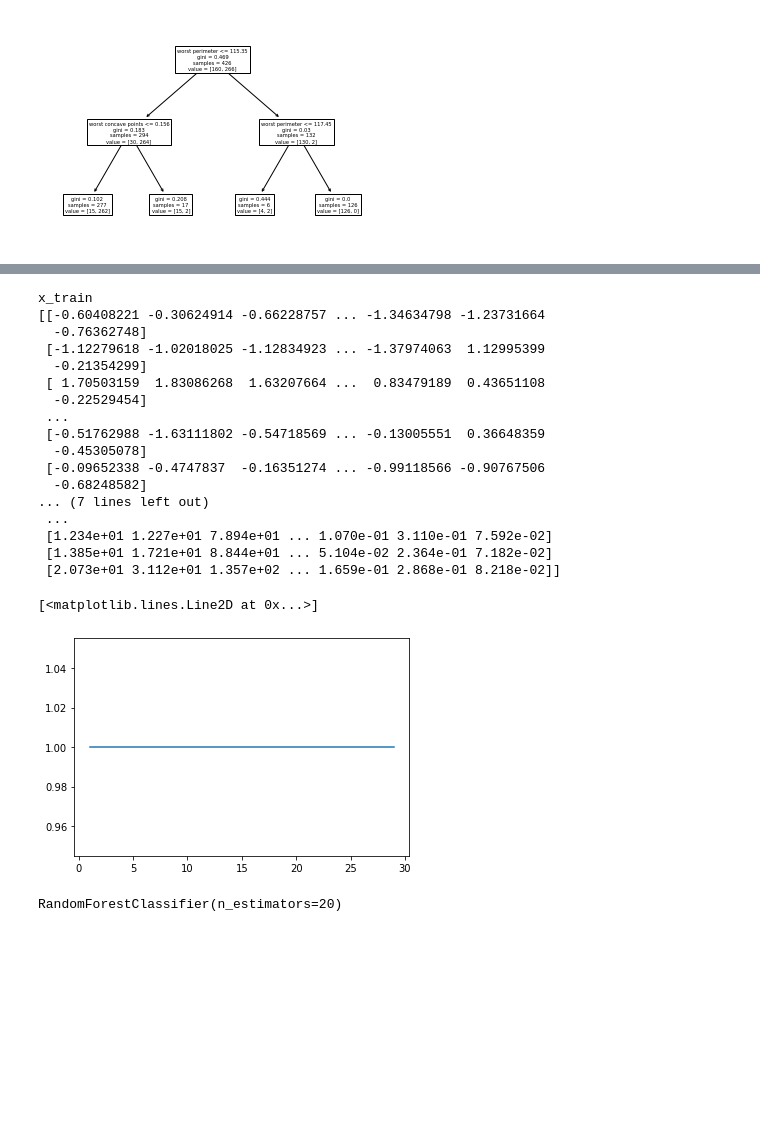
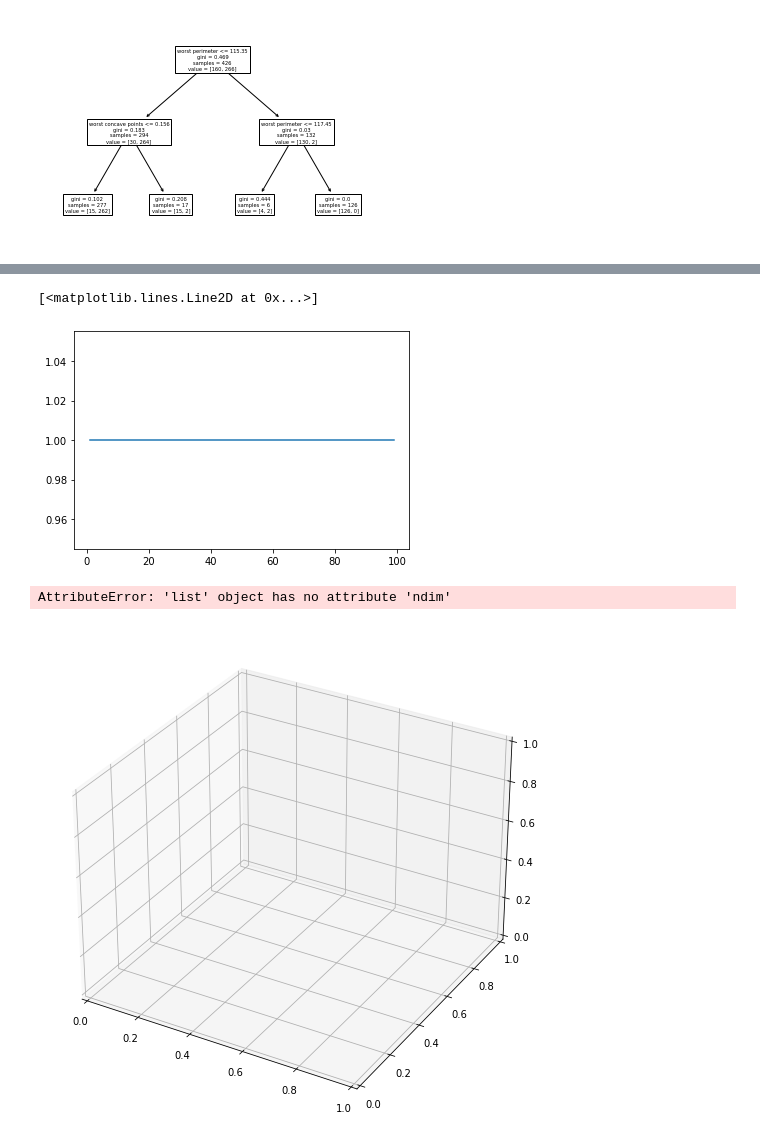
Before and after one commit to Jnguyenpham94/CECS451, a Jupyter notebook: 12/Assn12.ipynb, the cells around one changed output, grey strips where cells are left out. Cells and saved outputs as stored; diff of their text form; code cells hidden in the pictures; blank space fills up the shorter version.

Commit message:
ada and random forest still off

```diff
--- a/12/Assn12.ipynb
+++ b/12/Assn12.ipynb
@@ -77,10 +74,10 @@ from sklearn.ensemble import BaggingClassifier
 import matplotlib.pyplot as plt
 
 
-n_est = 30
+n_est = 50
 bagging_score = []
 for i in range(1, n_est):
-    bag = BaggingClassifier(n_estimators=i)
+    bag = BaggingClassifier(DecisionTreeClassifier(), n_estimators=i)
     bag.fit(x_train, y_train)
     bagging_score.append(bag.score(x_train, y_train))
 # print(bagging_score)
@@ -93,44 +90,46 @@ plt.plot(n_estimate, bagging_score)
 # %%
 # j AdaBoost
 from sklearn.ensemble import AdaBoostClassifier
 from sklearn.tree import DecisionTreeClassifier
 
-n_est = 30
+n_est = 100
 boost_score = []
 for i in range(1, n_est):
-    ada = AdaBoostClassifier(DecisionTreeClassifier(), n_estimators=n_est)
+    ada = AdaBoostClassifier(DecisionTreeClassifier(), n_estimators=i)
     ada.fit(x_train, y_train)
     boost_score.append(ada.score(x_train, y_train))
 
 # print(bagging_score)
 n_estimate = list(range(1, n_est))
 # print(len(n_estimate))
 plt.plot(n_estimate, boost_score)
 # %% [output]
-x_train
-[[-0.60408221 -0.30624914 -0.66228757 ... -1.34634798 -1.23731664
-  -0.76362748]
- [-1.12279618 -1.02018025 -1.12834923 ... -1.37974063  1.12995399
-  -0.21354299]
- [ 1.70503159  1.83086268  1.63207664 ...  0.83479189  0.43651108
-  -0.22529454]
- ...
- [-0.51762988 -1.63111802 -0.54718569 ... -0.13005551  0.36648359
-  -0.45305078]
- [-0.09652338 -0.4747837  -0.16351274 ... -0.99118566 -0.90767506
-  -0.68248582]
-... (7 lines left out)
- ...
- [1.234e+01 1.227e+01 7.894e+01 ... 1.070e-01 3.110e-01 7.592e-02]
- [1.385e+01 1.721e+01 8.844e+01 ... 5.104e-02 2.364e-01 7.182e-02]
- [2.073e+01 3.112e+01 1.357e+02 ... 1.659e-01 2.868e-01 8.218e-02]]
+[<matplotlib.lines.Line2D at 0x...>]
-[<matplotlib.lines.Line2D at 0x...>]
-[figure, old version]
+[figure, new version]
-# %%
-# k random forest
-from sklearn.ensemble import RandomForestClassifier
-
-rf = RandomForestClassifier(n_estimators=20)
-rf.fit(x_train, y_train)
-# %% [output]
-RandomForestClassifier(n_estimators=20)
+# %%
+# k random forest
+from sklearn.ensemble import RandomForestClassifier
+
+n_est = 125
+forest_score = []
+max_features = list(range(1, len(cancer_data.feature_names)))
+for i in range(1, n_est):
+    rf = RandomForestClassifier(criterion="gini", max_depth= 2,n_estimators=i)
+    rf.fit(x_train, y_train)
+    forest_score.append(rf.score(x_train, y_train))
+
+n_estimate = list(range(1, n_est))
+# Creating dataset
+x = n_estimate
+y = max_features
+z = forest_score
+
+fig = plt.figure(figsize =(14, 9))
+ax = plt.axes(projection ='3d')
+
+ax.plot_surface(x, y, z)
+
+plt.show()
+# %% [output]
+AttributeError: 'list' object has no attribute 'ndim'
+[figure, added]
```
Also changed, not shown: parts of 2 cells of this notebook.
